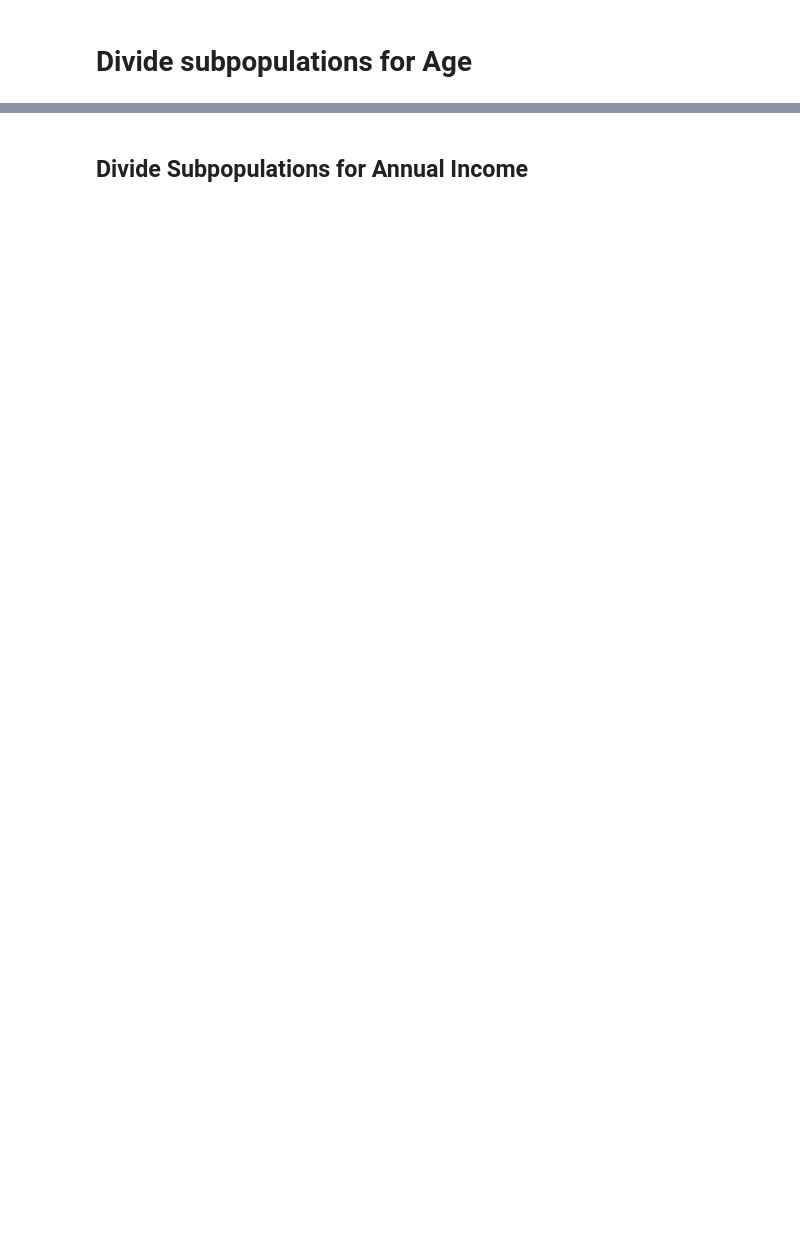
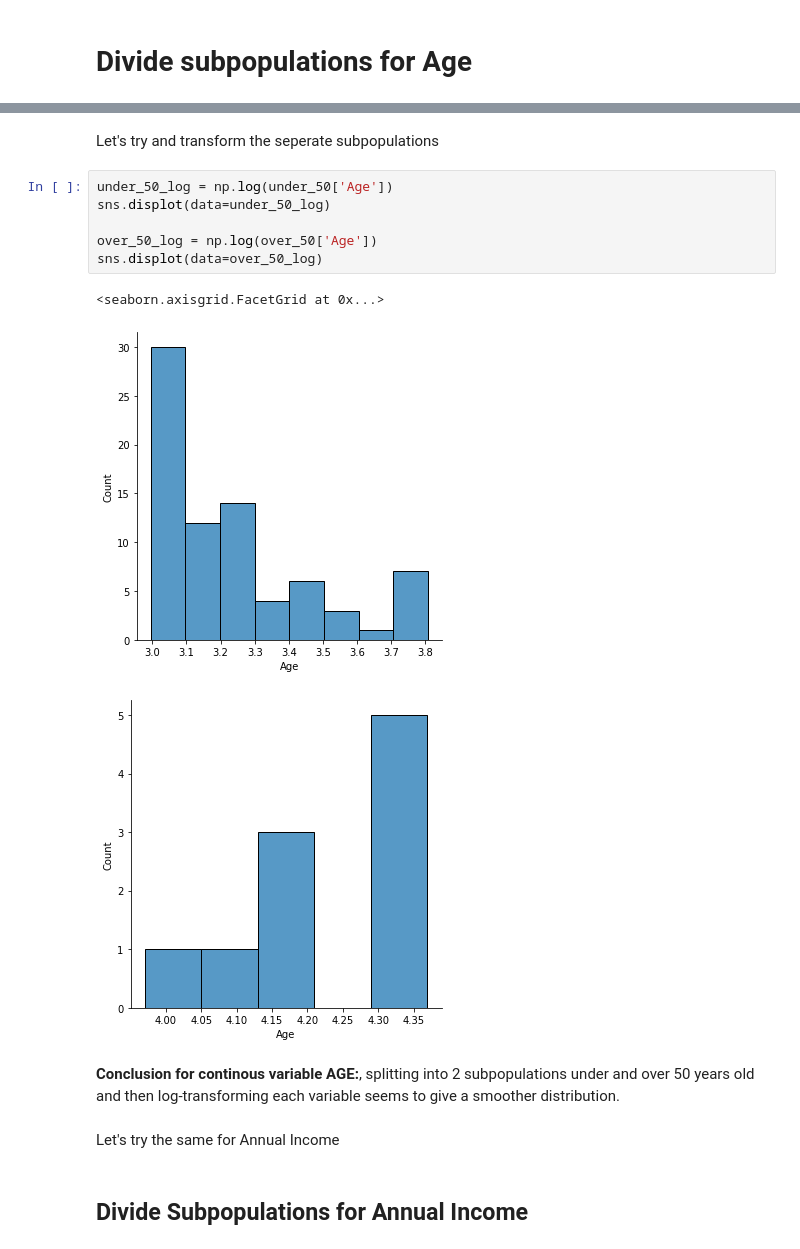
Before and after one commit to emilienaples/people_news_trust, a Jupyter notebook: people_news.ipynb, the cells around one changed output, grey strips where cells are left out. Saved outputs shown, nothing was run; the diff lists cells and outputs as text; blank space fills up the shorter version.

```diff
--- a/people_news.ipynb
+++ b/people_news.ipynb
@@ -207,2 +190,18 @@ Dividing into subpopulations fixed the distributions, and it doesn't appear that
+# %% [markdown]
+Let's try and transform the seperate subpopulations
+# %%
+under_50_log = np.log(under_50['Age'])
+sns.displot(data=under_50_log)
+
+over_50_log = np.log(over_50['Age'])
+sns.displot(data=over_50_log)
+# %% [output]
+<seaborn.axisgrid.FacetGrid at 0x...>
+[figure, added]
+[figure, added]
+# %% [markdown]
+**Conclusion for continous variable AGE:**, splitting into 2 subpopulations under and over 50 years old and then log-transforming each variable seems to give a smoother distribution.
+# %% [markdown]
+Let's try the same for Annual Income
 # %% [markdown]
 ## Divide Subpopulations for Annual Income
```
Also changed, not shown: parts of 90 cells of this notebook.
